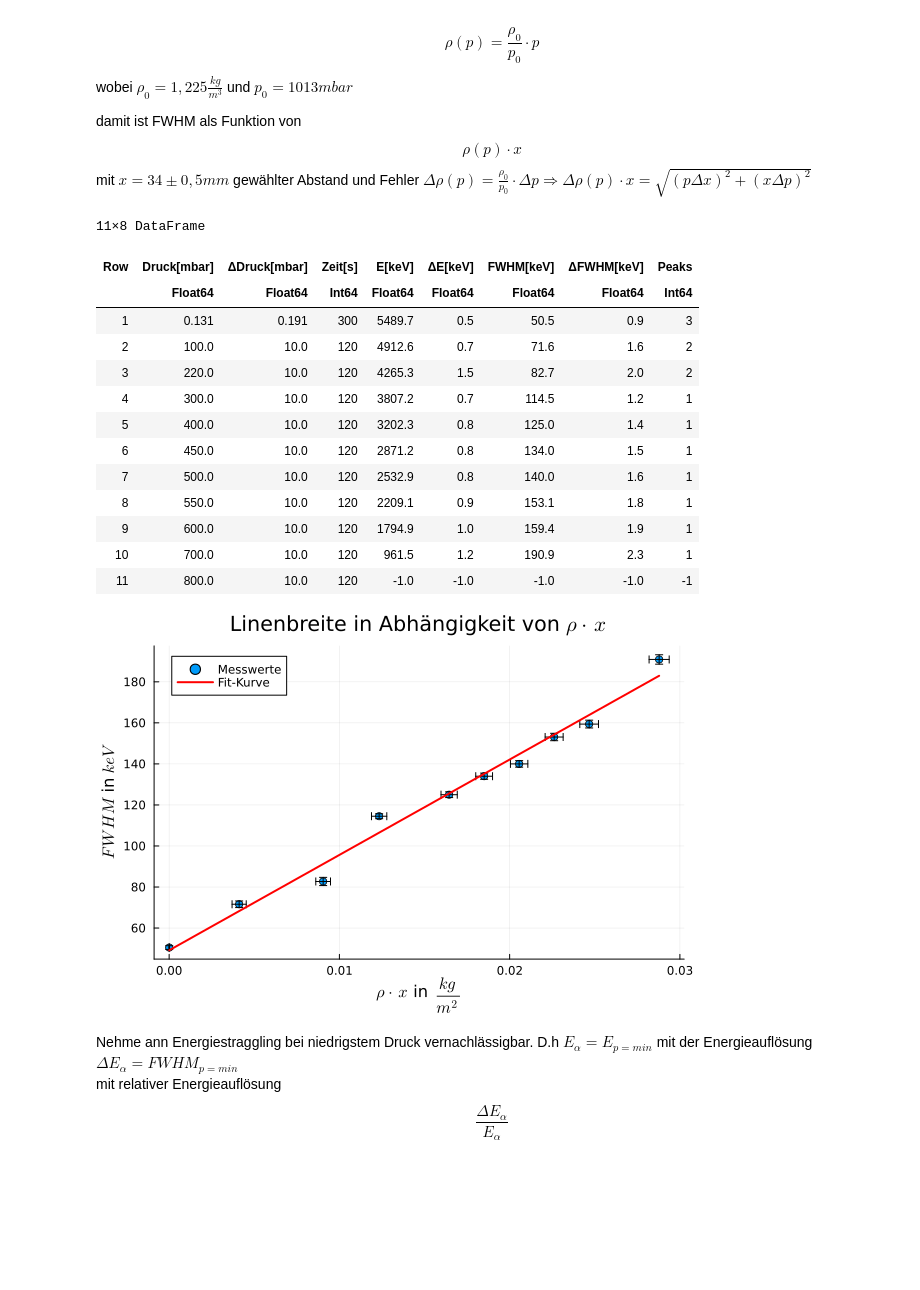
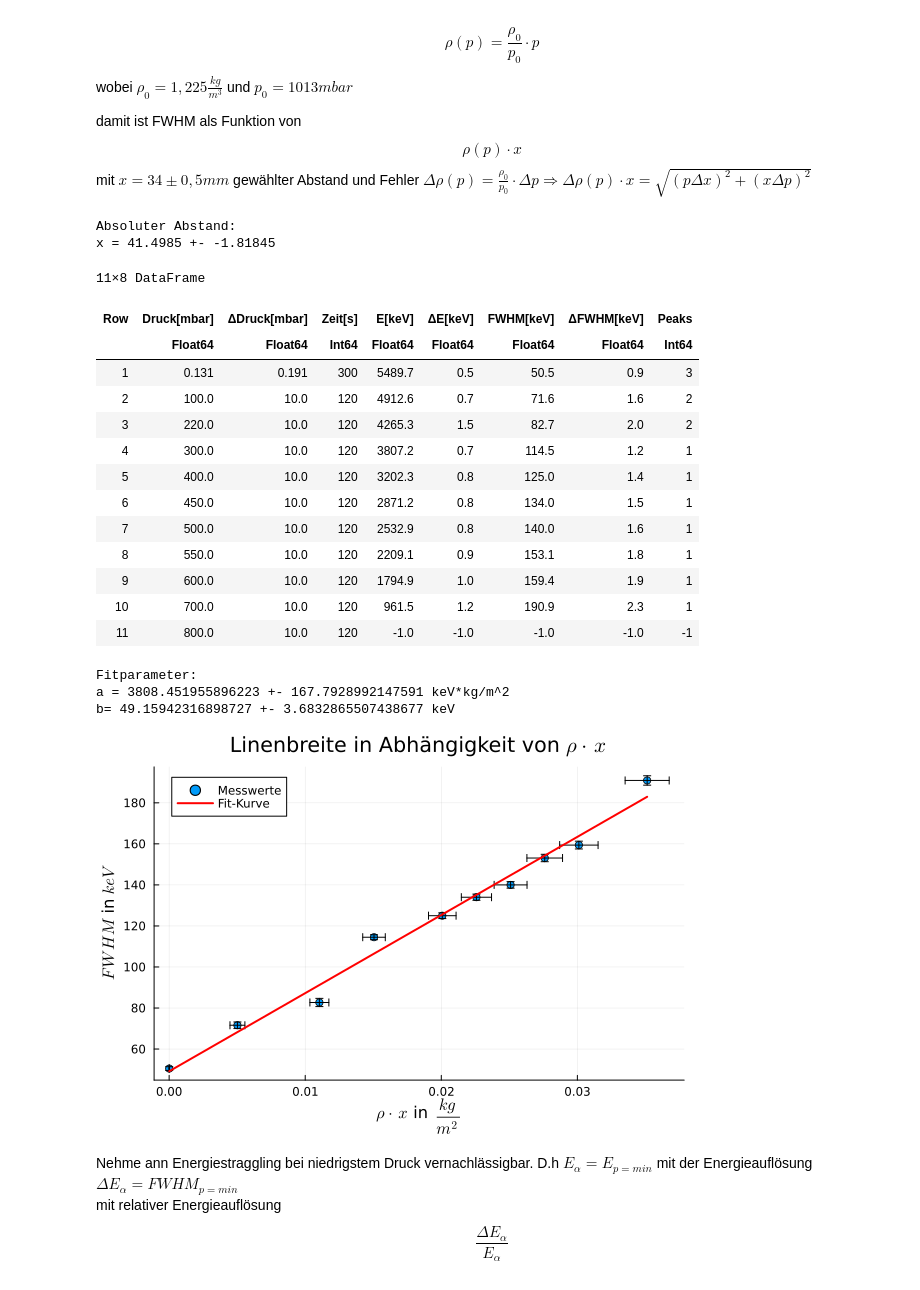
Before and after one commit to Baryonics/pb_ktp_3_3, a Jupyter notebook: code/energiestraggling.ipynb, the cells around one changed output. Cells and saved outputs as stored; diff of their text form; code cells hidden in the pictures; blank space fills up the shorter version.

```diff
--- a/code/energiestraggling.ipynb
+++ b/code/energiestraggling.ipynb
@@ -11,11 +11,25 @@ using Plots, CSV, DataFrames, LsqFit, LaTeXStrings
 # %%
 p_0 = 1013 #mbar
 rho_0 = 1.225 #kg/m^3
-x = 34.0 #mm
-D_x = 0.5 #mm
+#Abstand
+d = 34.0 #mm
+D_d = 0.5 #mm
+#relativer Abstand-Offset
+b = -7.4985 #mm
+D_b = 2.31845 #mm
+
+#Absoluter Abstand
+x = d-b #mm
+D_x = D_d-D_b #mm
+
+println("Absoluter Abstand:")
+println("x = ", x, " +- ", D_x)
+
 energystragg_data = CSV.read("../data/energie_straggling.csv", DataFrame)
 # %% [output]
-11×8 DataFrame
+Absoluter Abstand:
+x = 41.4985 +- -1.81845
+11×8 DataFrame
 | Row | Druck[mbar] | ΔDruck[mbar] | Zeit[s] | E[keV] | ΔE[keV] | FWHM[keV] | ΔFWHM[keV] | Peaks |
 |  | Float64 | Float64 | Int64 | Float64 | Float64 | Float64 | Float64 | Int64 |
 | 1 | 0.131 | 0.191 | 300 | 5489.7 | 0.5 | 50.5 | 0.9 | 3 |
@@ -47,35 +61,48 @@ D_rho_xs = sqrt.((rhos .* D_x*1e-3).^2 + (x*1e-3 * D_rhos).^2)
 
 # Fit-Funktion definieren (lineare Regression)
 fit_model(x, p) = p[1] * x .+ p[2]
 
 # Fit durchführen
 initial_params = [(FWHMs[1] - FWHMs[end]) / (rho_xs[1] - rho_xs[end])*0.7, 1.]  # Anfangsschätzungen für die Parameter
 fit_result = curve_fit(fit_model, rho_xs, FWHMs, initial_params)
 fit_params = fit_result.param  # Angepasste Parameter (Steigung, Achsenabschnitt)
 
 # Berechne den Bereich für die Fit-Kurve (1/p_means)
 p_fit = range(minimum(rho_xs), maximum(rho_xs), length=100)
 fit_curve = fit_model(p_fit, fit_params)  # Berechne die Fit-Kurve mit den angepassten Parametern
 
-plot(
+Delta_fit_params = standard_errors(fit_result) #Fehler der Fitparameter
+
+fig_FWHM_rho_x = plot(
     rho_xs, FWHMs,
     seriestype="scatter",
     yerror=D_FWHMs, xerror=D_rho_xs,
     label="Messwerte",
     xlabel=L"\rho\cdot x" * " in " * L"\frac{kg}{m^2}",
     ylabel=L"FWHM" * " in " * L"keV",
     title="Linenbreite in Abhängigkeit von " * L"\rho \cdot x"
 )
 
 plot!(
     p_fit,
     fit_curve,
     label="Fit-Kurve",
     linewidth=2,
     color=:red
 )
+
+savefig(fig_FWHM_rho_x, "../plots/FWHM_RHO_x.png")
+
+println("Fitparameter:")
+println("a = ", fit_params[1], " +- ", Delta_fit_params[1], " keV*kg/m^2")
+println("b= ", fit_params[2], " +- ", Delta_fit_params[2], " keV")
+
+display(fig_FWHM_rho_x)
 # %% [output]
+Fitparameter:
+a = 3808.451955896223 +- 167.7928992147591 keV*kg/m^2
+b= 49.15942316898727 +- 3.6832865507438677 keV
-[figure, old version]
+[figure, new version]
 # %% [markdown]
 Nehme ann Energiestraggling bei niedrigstem Druck vernachlässigbar. D.h $E_\alpha = E_{p=min}$ mit der Energieauflösung $\Delta E_\alpha = FWHM_{p=min}$ <br>
 mit relativer Energieauflösung $$\frac{\Delta E_\alpha}{E_\alpha}$$
```
Also changed, not shown: parts of 4 cells of this notebook, 4 other files.
